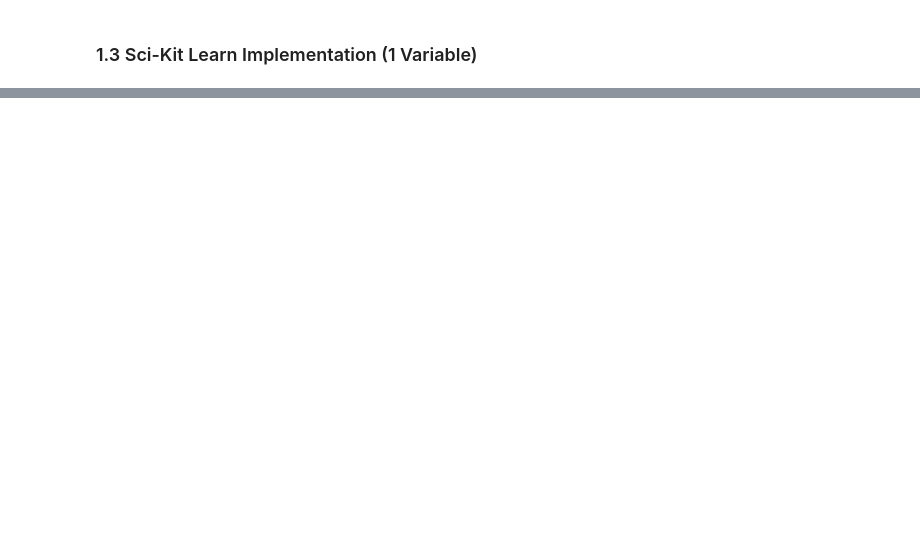
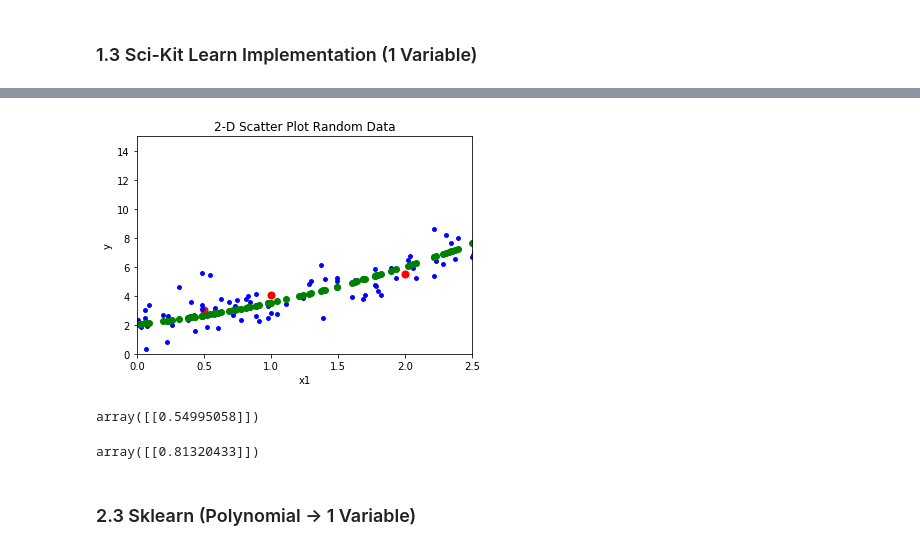
Before and after one commit to nialloh23/coursera-machine-learning, a Jupyter notebook: linear_regression_playground.ipynb, the cells around one changed output, grey strips where cells are left out. Saved outputs shown, nothing was run; the diff lists cells and outputs as text; code cells hidden in the pictures; blank space fills up the shorter version.

```diff
--- a/linear_regression_playground.ipynb
+++ b/linear_regression_playground.ipynb
@@ -171,0 +369,7 @@ plt.show()
+# %%
+#Add one column to x for incercept
+X_squares = np.c_[X,x_squared_feature]
+X_ones = np.c_[np.ones((200,1)), X_squares]
+
+
+X_ones[:3]
@@ -171,0 +403,9 @@ plt.show()
+# %%
+X_test=np.array([[0.5,1.0],[2,3.0],[1,2.0]])
+X_test_X=np.array([[0.5],[2],[1]])
+
+#Add one column to x for incercept
+X_test_ones = np.c_[np.ones((3,1)), X_test]
+# %%
+y_predict=X_test_ones.dot(theta)
+y_predict
@@ -171,0 +416,2 @@ plt.show()
+# %%
+X_plot=X_ones[:,1].reshape(m,1)
@@ -171,0 +438,29 @@ plt.show()
+# %%
+#plot the data
+colors = ("red")
+plt.scatter(X_test_X, y_predict, c="red",s=50)
+plt.scatter(X, y, c="blue",s=15)
+plt.scatter(X_plot, np.dot(X_ones, theta), label='Linear Reg Normal Eqn', color='green')
+
+plt.title('2-D Scatter Plot Random Data')
+plt.xlabel('x1')
+plt.ylabel('y')
+plt.axis([0,2.5,0,15])
+plt.show()
+# %% [output]
+[figure, added]
+# %%
+dt=np.dot(X_ones,theta)-y
+cost=np.dot(dt.T,dt)/2/m
+cost
+# %% [output]
+array([[0.54995058]])
+# %%
+u=np.dot(dt.T,dt)
+y_mean=np.mean(y)
+dz=(y-y_mean)
+v=np.dot(dz.T,dz)
+r_squared=(1-u/v)
+r_squared
+# %% [output]
+array([[0.81320433]])
@@ -171,0 +469,2 @@ plt.show()
+# %% [markdown]
+### 2.3 Sklearn (Polynomial -> 1 Variable)
```
Also changed, not shown: parts of 69 cells of this notebook, 1 other file.
